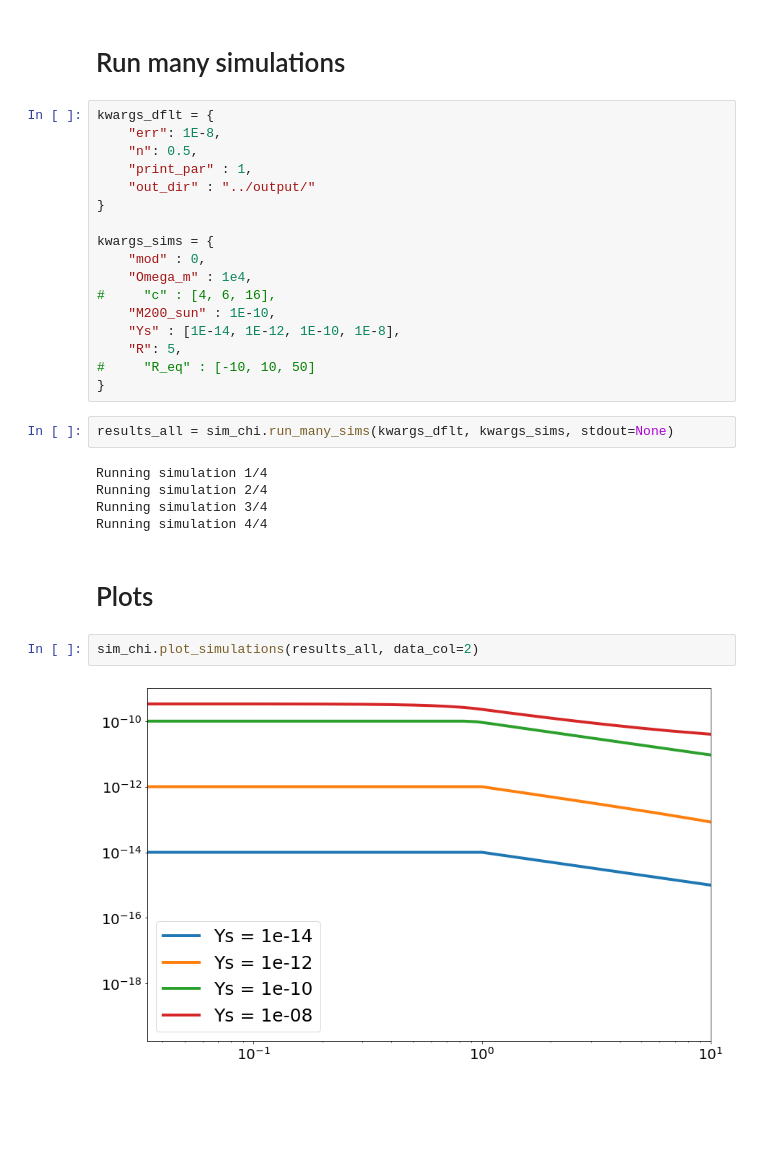
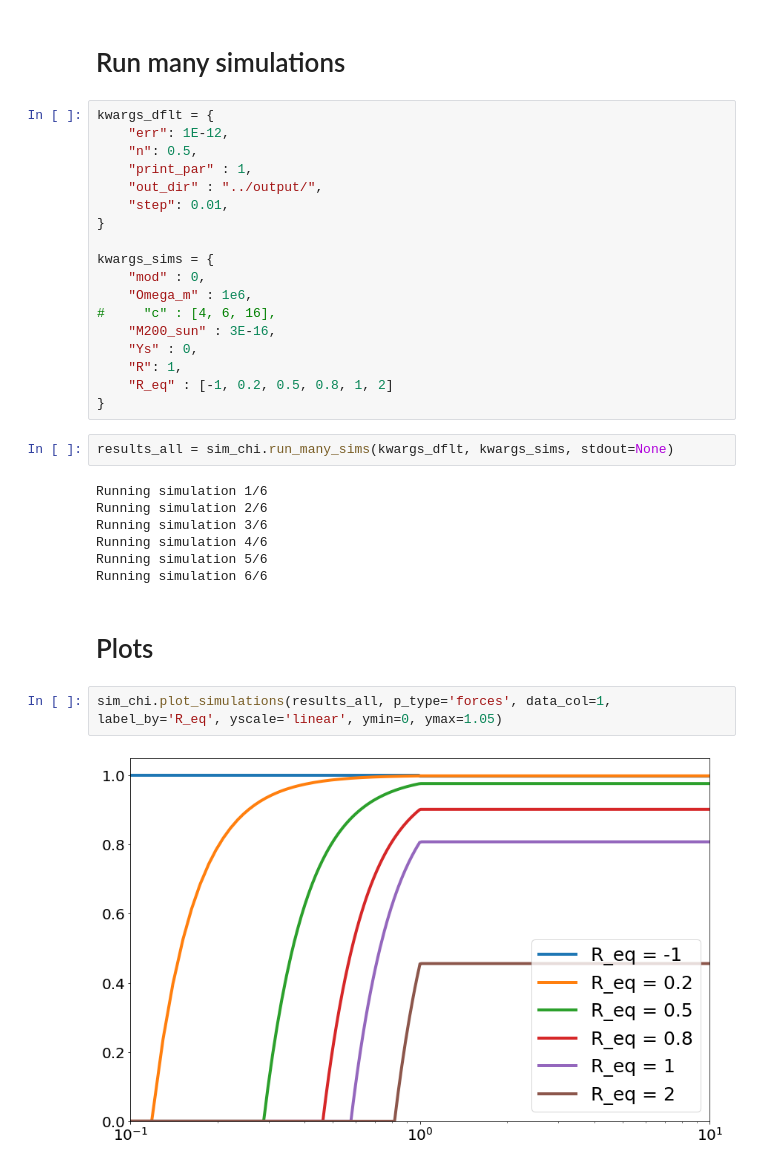
Before and after one commit to vrastil/chi_r_solver, a Jupyter notebook: scripts/plots.ipynb, the cells around one changed output. Drawn from its saved outputs; the diff is of its cells as text; blank space fills up the shorter version.

```diff
--- a/scripts/plots.ipynb
+++ b/scripts/plots.ipynb
@@ -10,31 +24,34 @@ import champy.sim_chameleon as sim_chi
 # Run many simulations
 # %%
 kwargs_dflt = {
-    "err": 1E-8,
+    "err": 1E-12,
     "n": 0.5,
     "print_par" : 1,
-    "out_dir" : "../output/"
+    "out_dir" : "../output/",
+    "step": 0.01,
 }
 
 kwargs_sims = {
     "mod" : 0,
-    "Omega_m" : 1e4,
+    "Omega_m" : 1e6,
 #     "c" : [4, 6, 16],
-    "M200_sun" : 1E-10,
-    "Ys" : [1E-14, 1E-12, 1E-10, 1E-8],
-    "R": 5,
-#     "R_eq" : [-10, 10, 50]
+    "M200_sun" : 3E-16,
+    "Ys" : 0,
+    "R": 1,
+    "R_eq" : [-1, 0.2, 0.5, 0.8, 1, 2]
 }
 # %%
 results_all = sim_chi.run_many_sims(kwargs_dflt, kwargs_sims, stdout=None)
 # %% [output]
-Running simulation 1/4
-Running simulation 2/4
-Running simulation 3/4
-Running simulation 4/4
+Running simulation 1/6
+Running simulation 2/6
+Running simulation 3/6
+Running simulation 4/6
+Running simulation 5/6
+Running simulation 6/6
 # %% [markdown]
 # Plots
-# %%
-sim_chi.plot_simulations(results_all, data_col=2)
-# %% [output]
-[figure, removed]
+# %%
+sim_chi.plot_simulations(results_all, p_type='forces', data_col=1, label_by='R_eq', yscale='linear', ymin=0, ymax=1.05)
+# %% [output]
+[figure, added]
```
Also changed, not shown: parts of 6 cells of this notebook, 4 other files.
